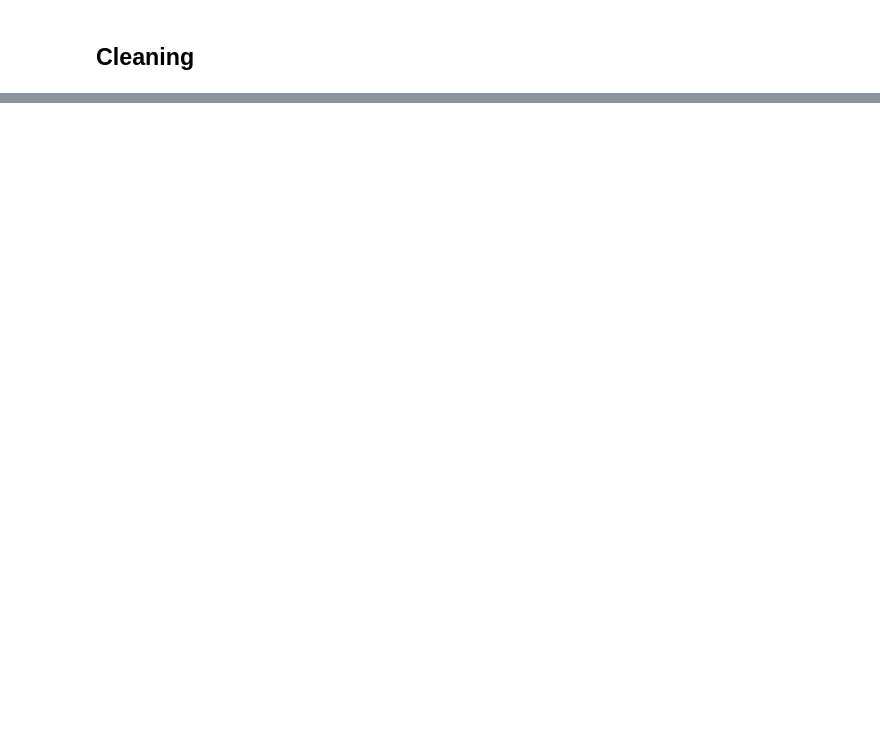
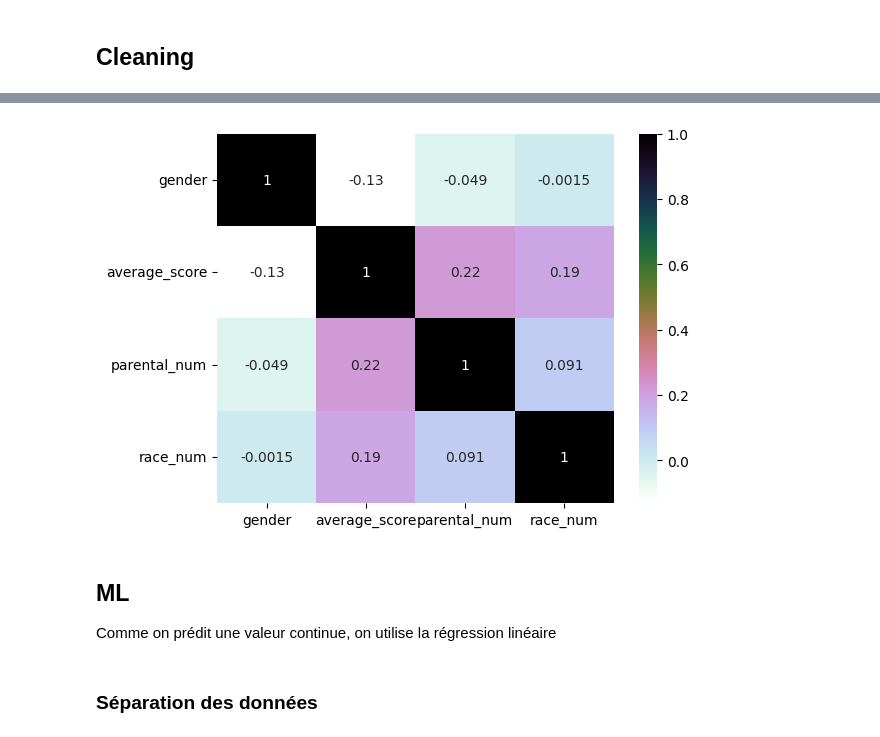
Before and after one commit to Zakaria-Boukeffa/ML_TEST_Students, a Jupyter notebook: test_blanc.ipynb, the cells around one changed output, grey strips where cells are left out. Drawn from its saved outputs; the diff is of its cells as text; code cells hidden in the pictures; blank space fills up the shorter version.

```diff
--- a/test_blanc.ipynb
+++ b/test_blanc.ipynb
@@ -135,0 +178,11 @@ Passing `palette` without assigning `hue` is deprecated and will be removed in v
+# %%
+# Heat Map :
+sns.heatmap(df.corr(),annot=True,cmap='cubehelix_r')
+plt.show()
+# %% [output]
+[figure, added]
+# %% [markdown]
+## ML
+Comme on prédit une valeur continue, on utilise la régression linéaire
+# %% [markdown]
+### Séparation des données
```
Also changed, not shown: parts of 28 cells of this notebook, 2 other files.
